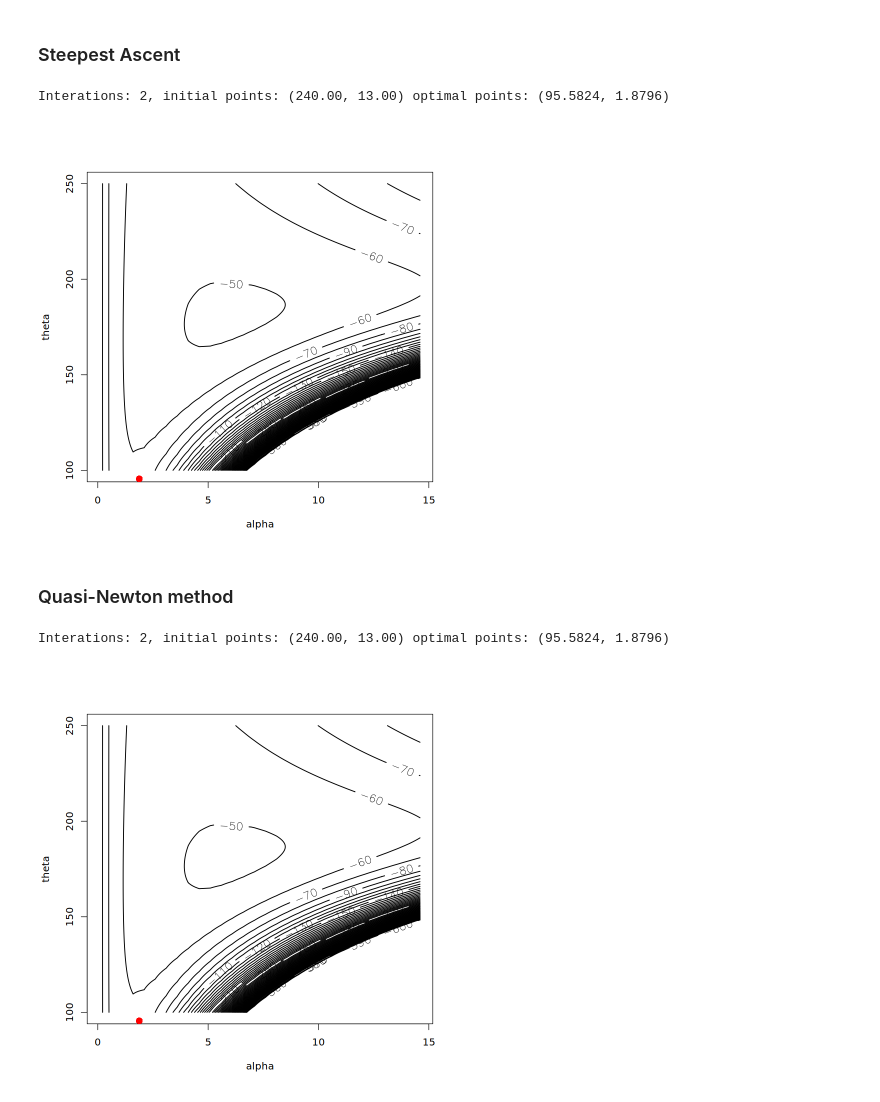
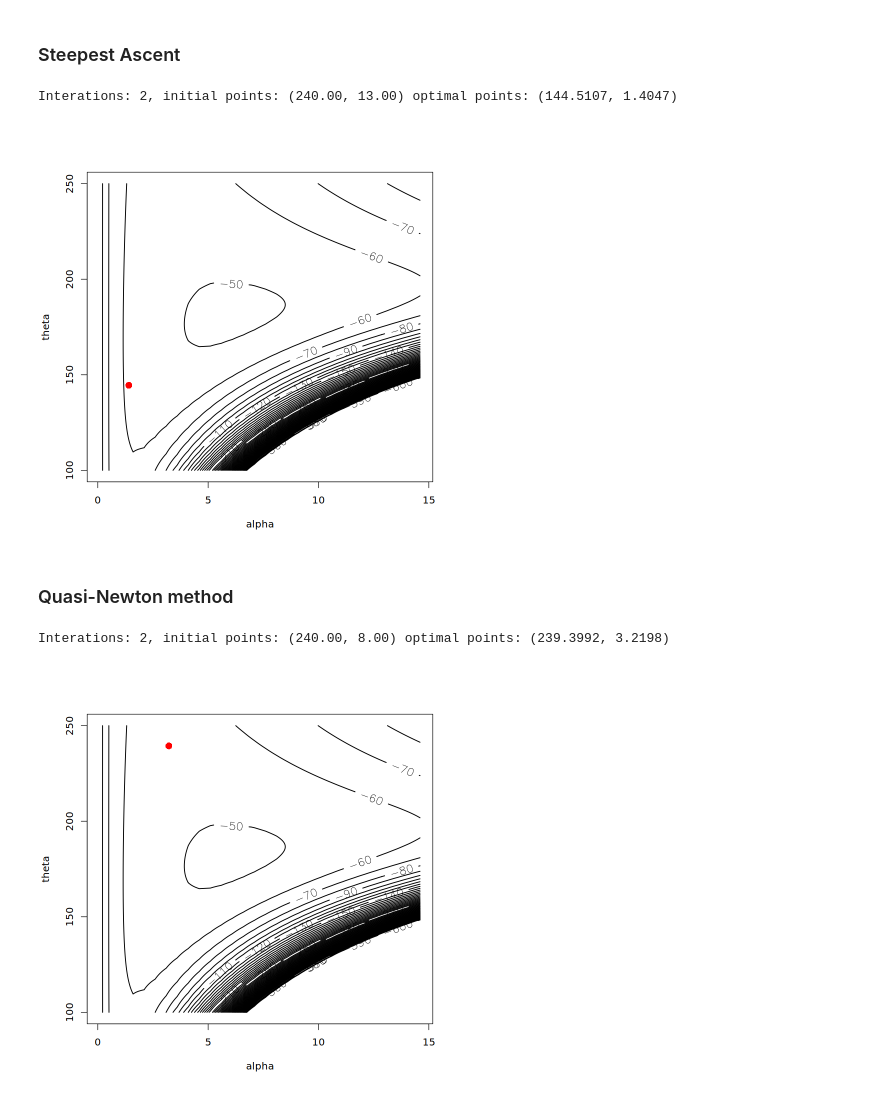
Before and after one commit to Anh-BK/Statistical_Computing, a Jupyter notebook: optimization/EX3-Optimization-R.ipynb, the cells around one changed output. Cells and saved outputs as stored; diff of their text form; code cells hidden in the pictures.

Commit message:
implement homework 1 and correct th quasi-newton implementation

```diff
--- a/optimization/EX3-Optimization-R.ipynb
+++ b/optimization/EX3-Optimization-R.ipynb
@@ -318,7 +318,7 @@ steepest_ascent_optimizer <- function(x, max_iter, threshold, params) {
         count <- 0
         while(is_greater(params, old_params) && (count < 10)) {
             a <- a / 2.
-            param <- fisher_updating(x, old_params, a)
+            params <- fisher_updating(x, old_params, a)
             count <- count + 1
         }
 
@@ -344,8 +344,8 @@ plot_name <- cat(sprintf("Interations: %d, initial points: (%.2f, %.2f)",
                         result$params[1], result$params[2]))
 plot_optimal_point(result$params, plot_name)
 # %% [output]
-Interations: 2, initial points: (240.00, 13.00) optimal points: (95.5824, 1.8796)
+Interations: 2, initial points: (240.00, 13.00) optimal points: (144.5107, 1.4047)
-[figure, old version]
+[figure, new version]
 # %% [markdown]
 ### Quasi-Newton method
 # %%
@@ -376,18 +376,18 @@ hess_updating <- function(x, params, old_params, M, old_grad) {
 }
 
 bfgs_optimizer <- function(x, max_iter, threshold, params) {
+    M <- diag(c(-1,-1), 2, 2)
     for (i in 1:max_iter) {
         iter <- i
         a <- 1.
         old_params <- params
         grad <- first_grad(x, params)
-        M <- -fisher_matrix(x, params)
         params <- newtonlike_updating(old_params, M, grad, a)
 
         count <- 0
         while(is_greater(params, old_params) && (count < 10)) {
             a <- a / 2.
-            param <- newtonlike_updating(old_params, M, grad, a)
+            params <- newtonlike_updating(old_params, M, grad, a)
             count <- count + 1
         }
         if (norm(params - old_params, type="2") <= threshold) {
@@ -401,17 +401,17 @@ bfgs_optimizer <- function(x, max_iter, threshold, params) {
 # %%
 max_iter <- 2
 threshold <- 1e-5
 
 init_theta <- 240.
-init_alpha <- 13.
+init_alpha <- 8.
 init_params <- c(init_theta, init_alpha)
 
 result <- bfgs_optimizer(x, max_iter, threshold, init_params)
 plot_name <- cat(sprintf("Interations: %d, initial points: (%.2f, %.2f)",
                      result$iters, init_params[1], init_params[2]),
                 sprintf("optimal points: (%.4f, %.4f)",
                         result$params[1], result$params[2]))
 plot_optimal_point(result$params, plot_name)
 # %% [output]
-Interations: 2, initial points: (240.00, 13.00) optimal points: (95.5824, 1.8796)
+Interations: 2, initial points: (240.00, 8.00) optimal points: (239.3992, 3.2198)
-[figure, old version]
+[figure, new version]
```
Also changed, not shown: 8 other files.
